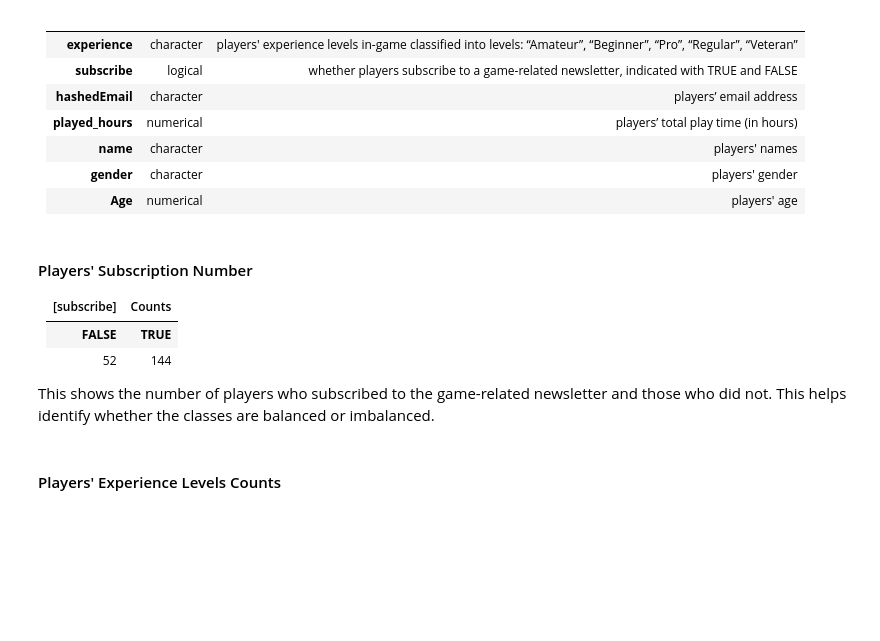
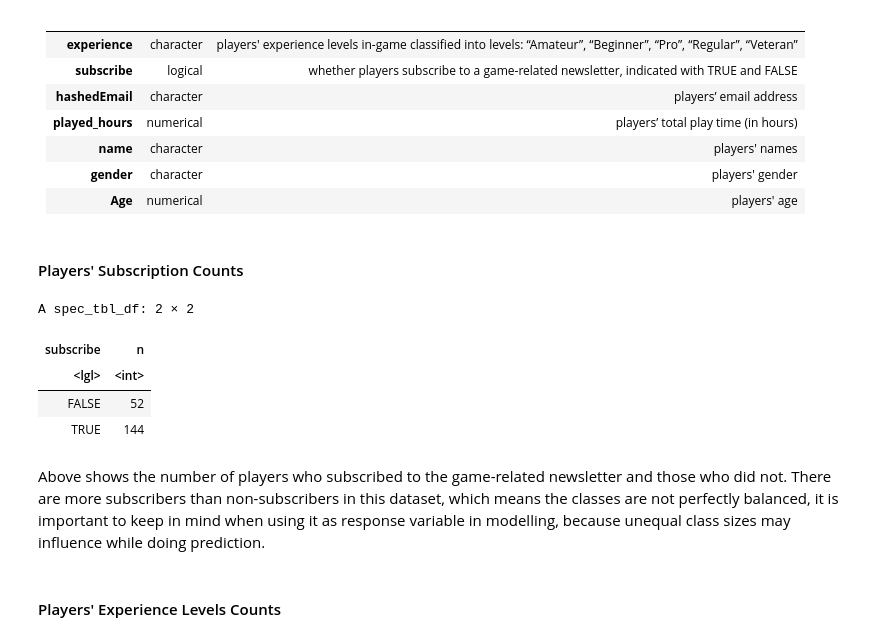
Before and after one commit to camillesnyder/Final-Project, a Jupyter notebook: Final-Project.ipynb, the cells around one changed output. Saved outputs shown, nothing was run; the diff lists cells and outputs as text; code cells hidden in the pictures; blank space fills up the shorter version.

```diff
--- a/Final-Project.ipynb
+++ b/Final-Project.ipynb
@@ -110,14 +110,17 @@ summary(players_data)
 | **gender**            |character | players' gender |
 | **Age**               |numerical | players' age|
 # %% [markdown]
-#### Players' Subscription Number
-
-|[subscribe] | Counts |
-| :----: | :-----: |
-|  **FALSE** | **TRUE** |
-| 52 | 144  |
-
-This shows the number of players who subscribed to the game-related newsletter and those who did not. This helps identify whether the classes are balanced or imbalanced.
+#### Players' Subscription Counts
+# %%
+players_data |> count(subscribe)
+# %% [output]
+A spec_tbl_df: 2 × 2
+| subscribe | n |
+| <lgl> | <int> |
+| FALSE | 52 |
+| TRUE | 144 |
+# %% [markdown]
+Above shows the number of players who subscribed to the game-related newsletter and those who did not. There are more subscribers than non-subscribers in this dataset, which means the classes are not perfectly balanced, it is important to keep in mind when using it as response variable in modelling, because unequal class sizes may influence while doing prediction.
 # %% [markdown]
 #### Players' Experience Levels Counts
 # %%
```
Also changed, not shown: parts of 7 cells of this notebook.
